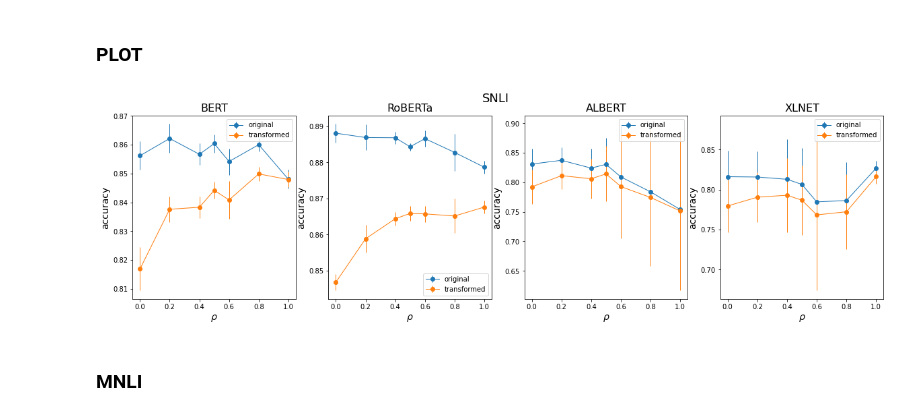
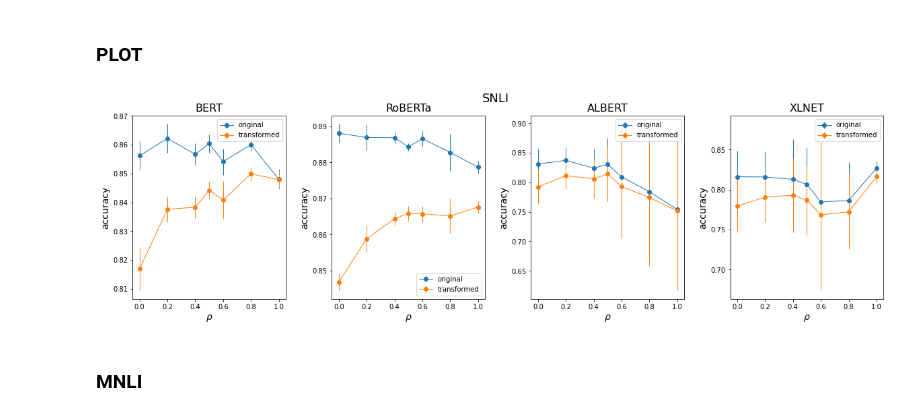
Before and after one commit to lukewanless/looking-for-equivalences, a Jupyter notebook: src/analysis2_deep_learning.ipynb, the cells around one changed output. Cells and saved outputs as stored; diff of their text form; code cells hidden in the pictures.

```diff
--- a/src/analysis2_deep_learning.ipynb
+++ b/src/analysis2_deep_learning.ipynb
@@ -591,34 +591,35 @@ ax[0].legend(loc="best");
 ax[0].set_title("BERT", fontsize=16);
 
 
 ax[1].errorbar(acc_snli_roberta.index, acc_snli_roberta.mean(1), yerr=acc_snli_roberta.std(1), fmt='-o', linewidth=1.00, label="original");
 ax[1].errorbar(acc_t_snli_roberta.index, acc_t_snli_roberta.mean(1), yerr=acc_t_snli_roberta.std(1), fmt='-o', linewidth=1.00, label="transformed");
 ax[1].set_xlabel(r"$\rho$", fontsize=14);
 ax[1].set_ylabel("accuracy", fontsize=14);
 ax[1].legend(loc="best");
 ax[1].set_title("RoBERTa", fontsize=16);
 
 
 ax[2].errorbar(acc_snli_albert.index, acc_snli_albert.mean(1), yerr=acc_snli_albert.std(1), fmt='-o', linewidth=1.00, label="original");
 ax[2].errorbar(acc_t_snli_albert.index, acc_t_snli_albert.mean(1), yerr=acc_t_snli_albert.std(1), fmt='-o', linewidth=1.00, label="transformed");
 ax[2].set_xlabel(r"$\rho$", fontsize=14);
 ax[2].set_ylabel("accuracy", fontsize=14);
 ax[2].legend(loc="best");
 ax[2].set_title("ALBERT", fontsize=16);
 
 
 ax[3].errorbar(acc_snli_xlnet.index, acc_snli_xlnet.mean(1), yerr=acc_snli_xlnet.std(1), fmt='-o', linewidth=1.00, label="original");
 ax[3].errorbar(acc_t_snli_xlnet.index, acc_t_snli_xlnet.mean(1), yerr=acc_t_snli_xlnet.std(1), fmt='-o', linewidth=1.00, label="transformed");
 ax[3].set_xlabel(r"$\rho$", fontsize=14);
 ax[3].set_ylabel("accuracy", fontsize=14);
 ax[3].legend(loc="best");
 ax[3].set_title("XLNET", fontsize=16);
+plt.subplots_adjust(hspace=0.2, wspace=0.3);
 
 plt.figtext(0.5, 0.95, 'SNLI', ha='center', va='center',fontsize=18);
 
 fig.savefig('figs/paper/snli_acc.png', bbox_inches=None, pad_inches=0.5)
 # %% [output]
-[figure, old version]
+[figure, new version]
 # %% [markdown]
 ### MNLI
 # %%
```
Also changed, not shown: parts of 10 cells of this notebook, 9 other files.
